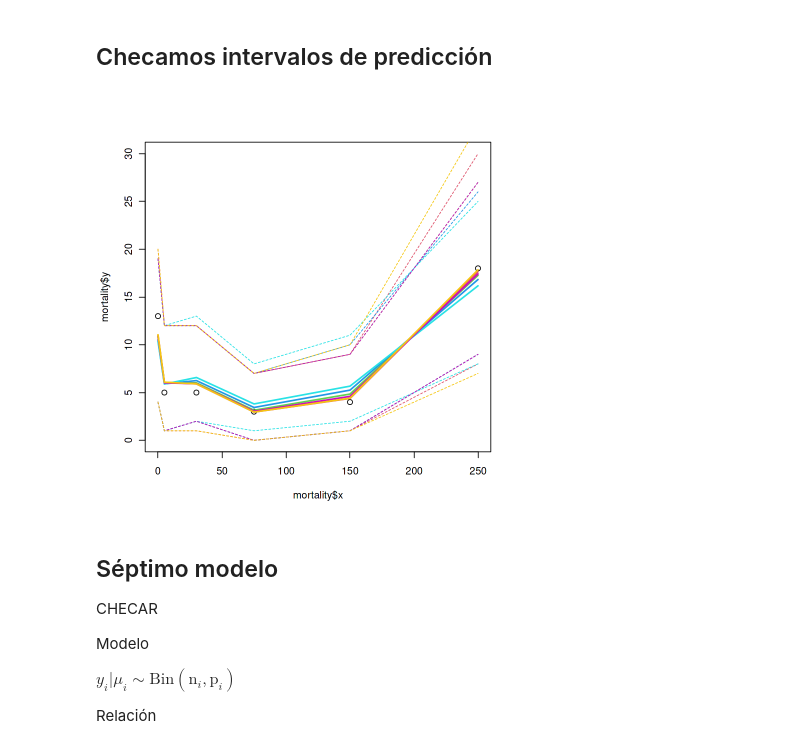
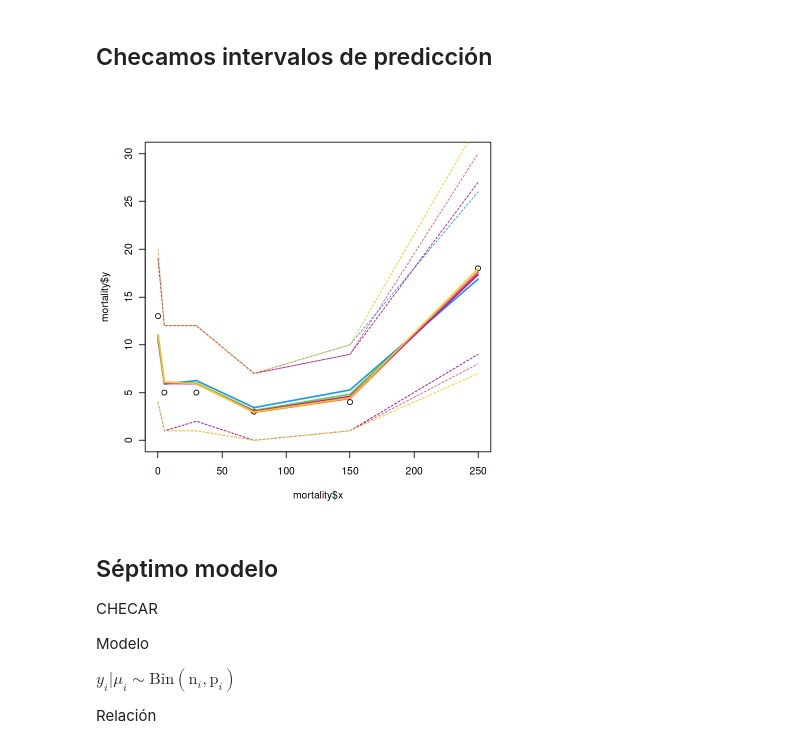
Before and after one commit to Marce2021M/regresion.Avanzada_tarea2RegAvanz, a Jupyter notebook: tarea2.ipynb, the cells around one changed output. Cells and saved outputs as stored; diff of their text form; code cells hidden in the pictures.

```diff
--- a/tarea2.ipynb
+++ b/tarea2.ipynb
@@ -318,7 +338,7 @@ for (i in 1:n) { yf1[i] ~ dbin(p[i],ne[i]) }
 	cloglog(pf)<-beta[1]+beta[2]*xf
 }'
 
-ej5b.sim2 <- jagsModel$new(data, inits, parsbc, modelCode3, n.thin=1, n.iter=50000, n.burnin=5000)
+ej5b.sim2 <- jagsModel$new(data, inits, parsbc, modelCode3, n.thin=5, n.iter=50000, n.burnin=5000)
 
 ej5b.sim2$runJagsModel()
 # %% [output]
@@ -435,7 +455,7 @@ for (i in 1:n) { yf1[i] ~ dbin(p[i],ne[i]) }
 }'
 
 
-ej5b.sim3 <- jagsModel$new(data, inits, parsbc, modelCode4, n.thin=1, n.iter=50000, n.burnin=5000)
+ej5b.sim3 <- jagsModel$new(data, inits, parsbc, modelCode4, n.thin=5, n.iter=50000, n.burnin=5000)
 
 ej5b.sim3$runJagsModel()
 # %% [output]
@@ -553,7 +573,7 @@ for (i in 1:n) { yf1[i] ~ dbin(p[i],ne[i]) }
 	cloglog(pf)<-beta[1]+beta[2]*xf
 }'
 
-ej5b.sim4 <- jagsModel$new(data, inits, parsbc, modelCode5, n.thin=1, n.iter=50000, n.burnin=5000)
+ej5b.sim4 <- jagsModel$new(data, inits, parsbc, modelCode5, n.thin=5, n.iter=50000, n.burnin=5000)
 
 ej5b.sim4$runJagsModel()
 # %% [output]
@@ -662,7 +680,7 @@ for (i in 1:n) { yf1[i] ~ dnegbin(p[i],ne[i]) }
 	pf<-1/(1+exp(etaf))
 }'
 
-ej5c.sim <- jagsModel$new(data, inits, parsbc, modelCode6, n.thin=1, n.iter=50000, n.burnin=5000)
+ej5c.sim <- jagsModel$new(data, inits, parsbc, modelCode6, n.thin=5, n.iter=50000, n.burnin=5000)
 
 ej5c.sim$runJagsModel()
 # %% [output]
@@ -712,19 +730,17 @@ yf2      25.00000000 36.00000000 1.000989 90000
 # %%
 canvaMortalidad()
 
 mortalidadGraf(ej5a.sim,col=2)
 
 mortalidadGraf(ej5b.sim,col=3)
 
 mortalidadGraf(ej5b.sim2,col=4)
 
-mortalidadGraf(ej5b.sim3,col=5)
-
 mortalidadGraf(ej5b.sim4,col=6)
 
 mortalidadGraf(ej5c.sim,col=7)
 # %% [output]
-[figure, old version]
+[figure, new version]
 # %% [markdown]
 ## Séptimo modelo
 
```
Also changed, not shown: parts of 14 cells of this notebook, 2 other files.
